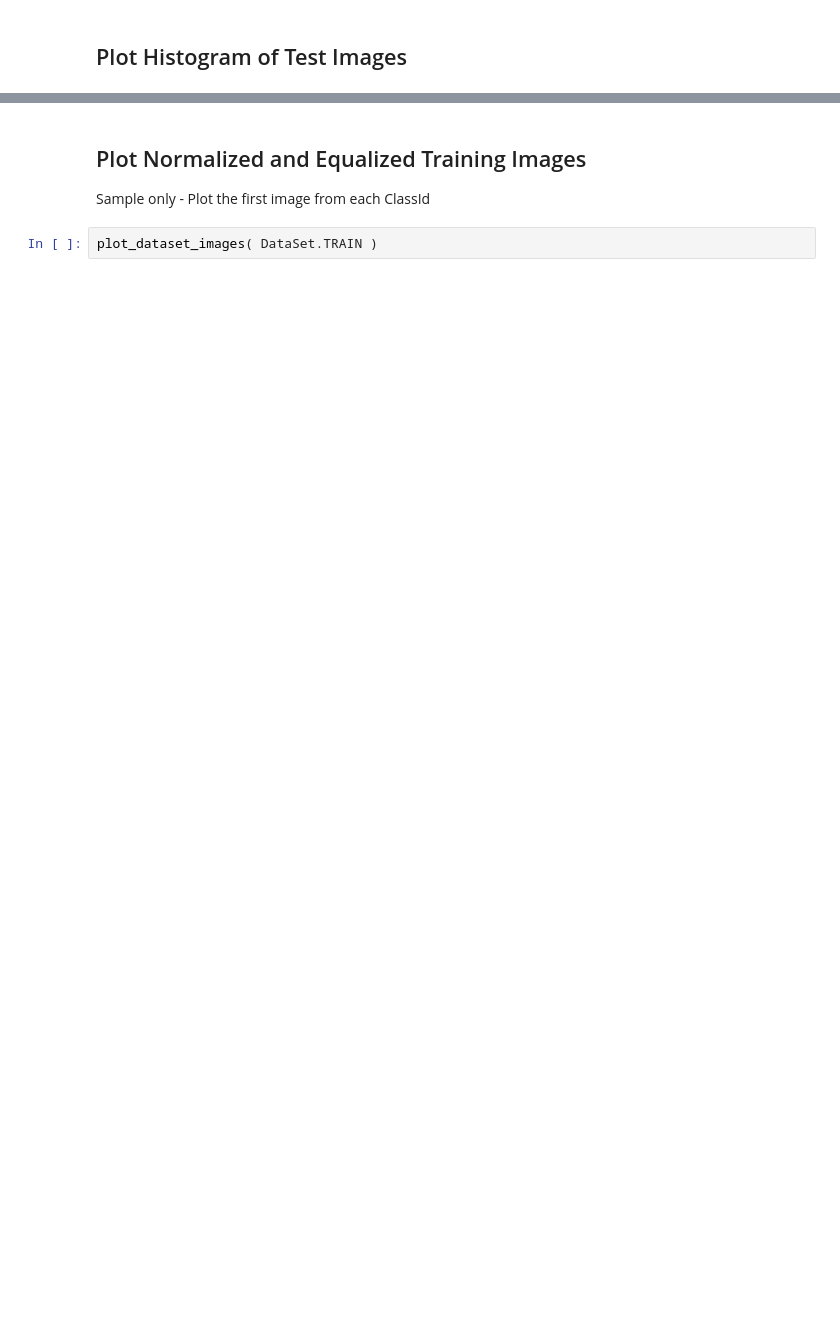
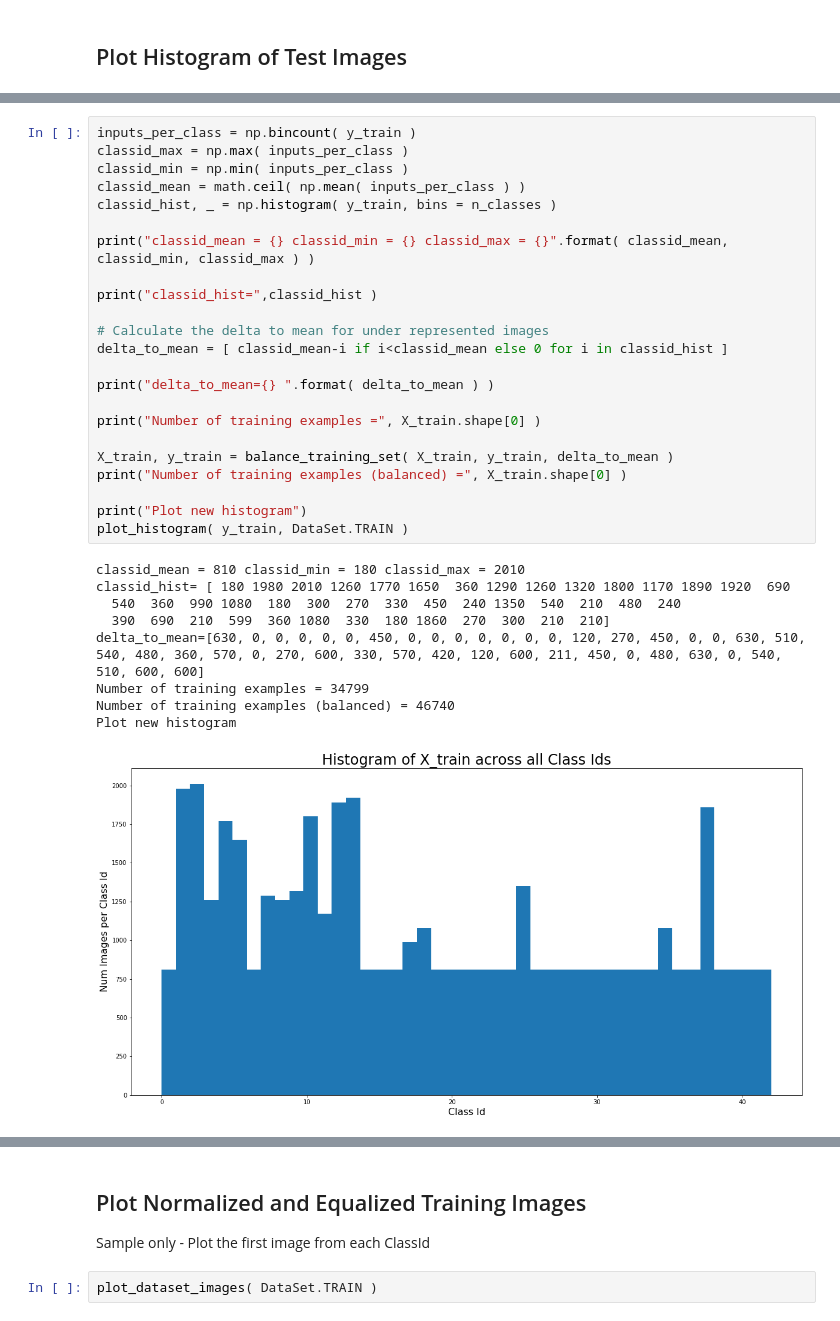
Before and after one commit to jfoshea/SDC-TrafficSignClassifier, a Jupyter notebook: TrafficSignClassifier.ipynb, the cells around one changed output, grey strips where cells are left out. Drawn from its saved outputs; the diff is of its cells as text; blank space fills up the shorter version.

```diff
--- a/TrafficSignClassifier.ipynb
+++ b/TrafficSignClassifier.ipynb
@@ -217 +268,34 @@ plot_histogram( y_test, DataSet.TEST )
+# %%
+inputs_per_class = np.bincount( y_train )
+classid_max = np.max( inputs_per_class )
+classid_min = np.min( inputs_per_class )
+classid_mean = math.ceil( np.mean( inputs_per_class ) )
+classid_hist, _ = np.histogram( y_train, bins = n_classes )
+
+print("classid_mean = {} classid_min = {} classid_max = {}".format( classid_mean, classid_min, classid_max ) )
+
+print("classid_hist=",classid_hist )
+
+# Calculate the delta to mean for under represented images
+delta_to_mean = [ classid_mean-i if i<classid_mean else 0 for i in classid_hist ]
+
+print("delta_to_mean={} ".format( delta_to_mean ) )
+
+print("Number of training examples =", X_train.shape[0] )
+
+X_train, y_train = balance_training_set( X_train, y_train, delta_to_mean )
+print("Number of training examples (balanced) =", X_train.shape[0] )
+
+print("Plot new histogram")
+plot_histogram( y_train, DataSet.TRAIN )
+# %% [output]
+classid_mean = 810 classid_min = 180 classid_max = 2010
+classid_hist= [ 180 1980 2010 1260 1770 1650  360 1290 1260 1320 1800 1170 1890 1920  690
+  540  360  990 1080  180  300  270  330  450  240 1350  540  210  480  240
+  390  690  210  599  360 1080  330  180 1860  270  300  210  210]
+delta_to_mean=[630, 0, 0, 0, 0, 0, 450, 0, 0, 0, 0, 0, 0, 0, 120, 270, 450, 0, 0, 630, 510, 540, 480, 360, 570, 0, 270, 600, 330, 570, 420, 120, 600, 211, 450, 0, 480, 630, 0, 540, 510, 600, 600]
+Number of training examples = 34799
+Number of training examples (balanced) = 46740
+Plot new histogram
+[figure, added]
 # %% [markdown]
```
Also changed, not shown: parts of 20 cells of this notebook, 8 other files.
